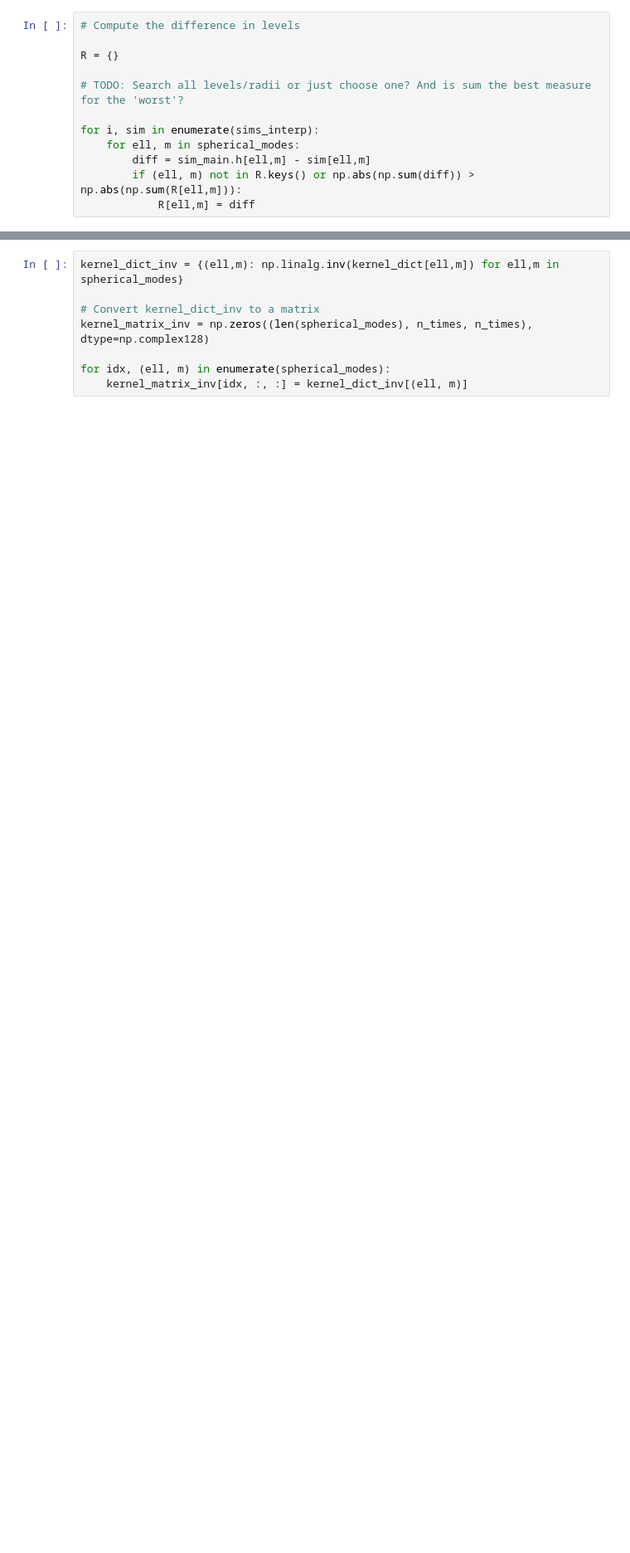
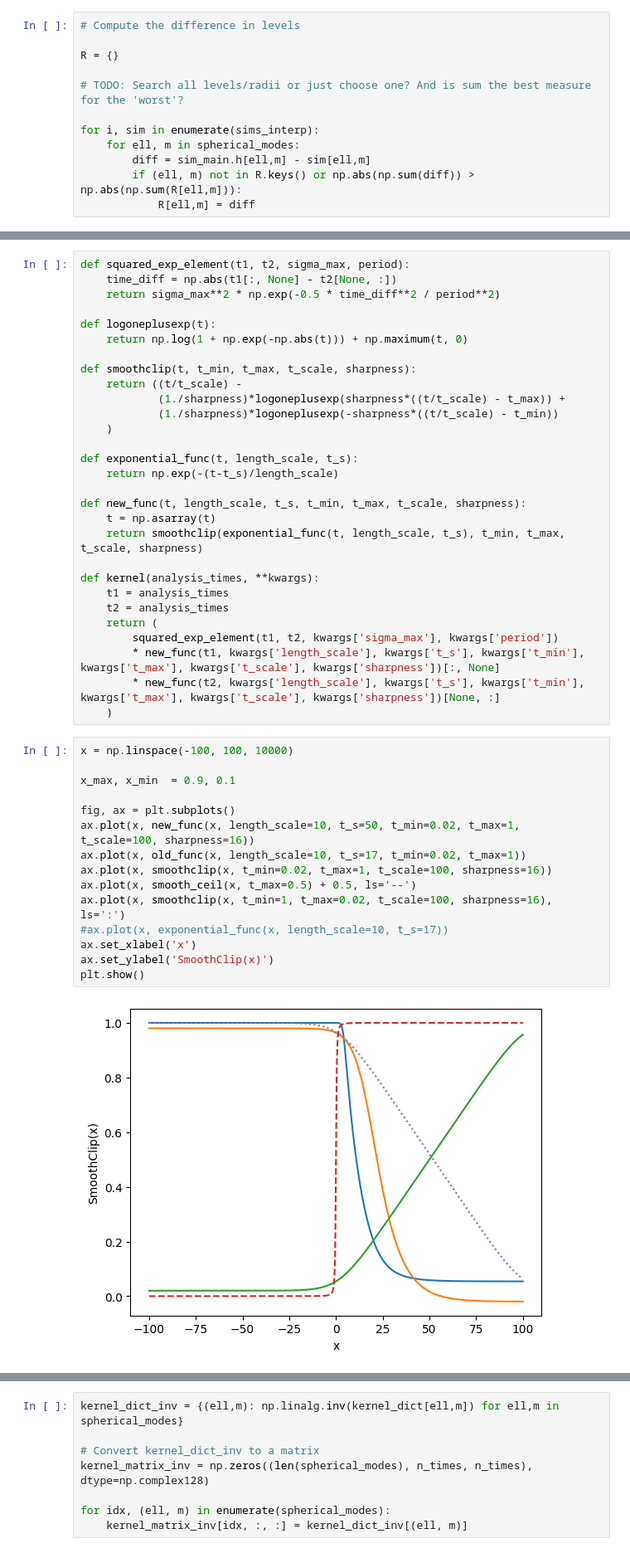
Before and after one commit to BGP-QNM-FITS/bgp_qnm_fits, a Jupyter notebook: gp_kernal_construction.ipynb, the cells around one changed output, grey strips where cells are left out. Shown at 83% size. Cells and saved outputs as stored; diff of their text form; blank space fills up the shorter version.

```diff
--- a/gp_kernal_construction.ipynb
+++ b/gp_kernal_construction.ipynb
@@ -263,0 +175,46 @@ def kernel(t1, t2, tau, sigma, lam):
+# %%
+def squared_exp_element(t1, t2, sigma_max, period):
+    time_diff = np.abs(t1[:, None] - t2[None, :])
+    return sigma_max**2 * np.exp(-0.5 * time_diff**2 / period**2)
+
+def logoneplusexp(t):
+    return np.log(1 + np.exp(-np.abs(t))) + np.maximum(t, 0)
+
+def smoothclip(t, t_min, t_max, t_scale, sharpness):
+    return ((t/t_scale) -
+            (1./sharpness)*logoneplusexp(sharpness*((t/t_scale) - t_max)) +
+            (1./sharpness)*logoneplusexp(-sharpness*((t/t_scale) - t_min))
+    )
+
+def exponential_func(t, length_scale, t_s):
+    return np.exp(-(t-t_s)/length_scale)
+
+def new_func(t, length_scale, t_s, t_min, t_max, t_scale, sharpness):
+    t = np.asarray(t)
+    return smoothclip(exponential_func(t, length_scale, t_s), t_min, t_max, t_scale, sharpness)
+
+def kernel(analysis_times, **kwargs):
+    t1 = analysis_times
+    t2 = analysis_times
+    return (
+        squared_exp_element(t1, t2, kwargs['sigma_max'], kwargs['period'])
+        * new_func(t1, kwargs['length_scale'], kwargs['t_s'], kwargs['t_min'], kwargs['t_max'], kwargs['t_scale'], kwargs['sharpness'])[:, None]
+        * new_func(t2, kwargs['length_scale'], kwargs['t_s'], kwargs['t_min'], kwargs['t_max'], kwargs['t_scale'], kwargs['sharpness'])[None, :]
+    )
+# %%
+x = np.linspace(-100, 100, 10000)
+
+x_max, x_min  = 0.9, 0.1
+
+fig, ax = plt.subplots()
+ax.plot(x, new_func(x, length_scale=10, t_s=50, t_min=0.02, t_max=1, t_scale=100, sharpness=16))
+ax.plot(x, old_func(x, length_scale=10, t_s=17, t_min=0.02, t_max=1))
+ax.plot(x, smoothclip(x, t_min=0.02, t_max=1, t_scale=100, sharpness=16))
+ax.plot(x, smooth_ceil(x, t_max=0.5) + 0.5, ls='--')
+ax.plot(x, smoothclip(x, t_min=1, t_max=0.02, t_scale=100, sharpness=16), ls=':')
+#ax.plot(x, exponential_func(x, length_scale=10, t_s=17))
+ax.set_xlabel('x')
+ax.set_ylabel('SmoothClip(x)')
+plt.show()
+# %% [output]
+[figure, added]
```
Also changed, not shown: parts of 31 cells of this notebook, 3 other files.
